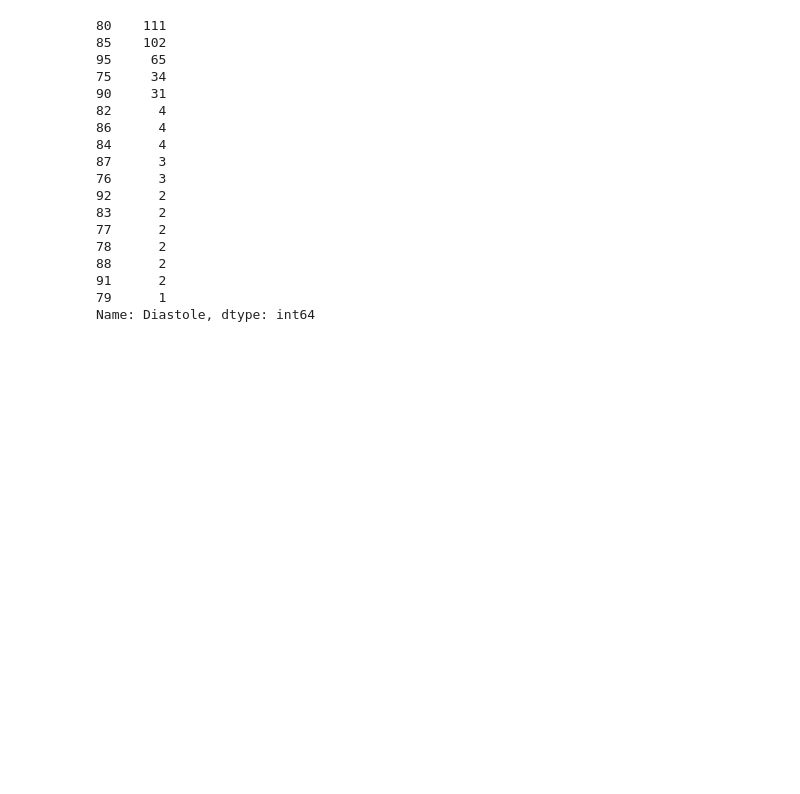
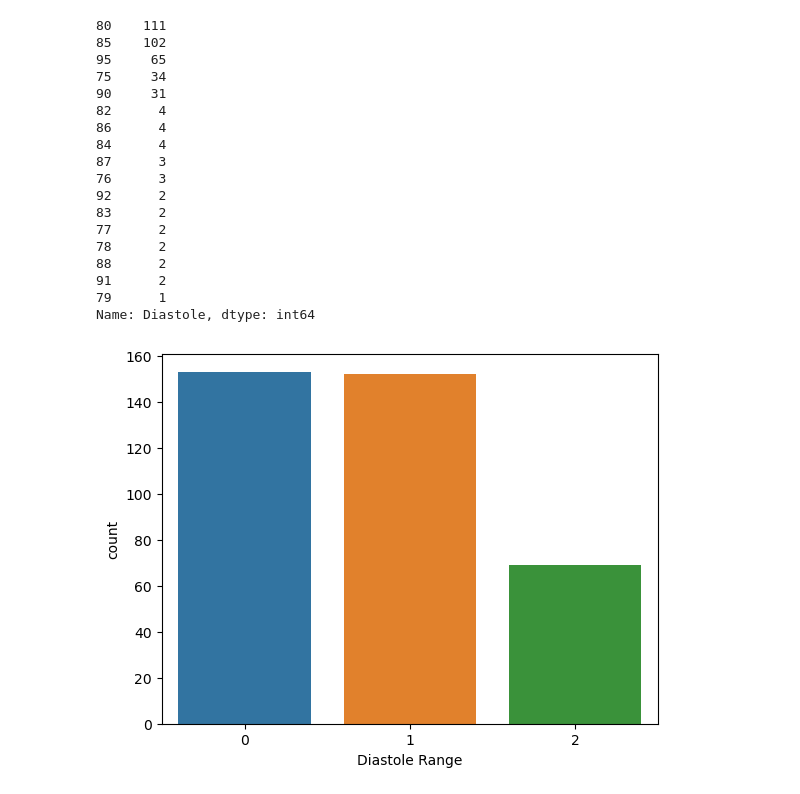
Before and after one commit to debhere/Sleep-Disorder, a Jupyter notebook: Sleep Disorder.ipynb, the cells around one changed output. Cells and saved outputs as stored; diff of their text form; code cells hidden in the pictures; blank space fills up the shorter version.

```diff
--- a/Sleep Disorder.ipynb
+++ b/Sleep Disorder.ipynb
@@ -110,7 +113,7 @@ array(['Engineer', 'Doctor', 'Salesperson', 'Teacher', 'Nurse',
 # %%
 #Now maybe we can create dummies
 
-dum = pd.get_dummies(gen['Occupation'], prefix='Occupation')
+dum = pd.get_dummies(gen['Occupation'], prefix='Occupation', dtype='int')
 merged = pd.concat([gen, dum], axis=1)
 occ = merged.drop('Occupation', axis=1)
 occ.head()
@@ -395,3 +398,10 @@ sleepdata['Diastole'].value_counts()
 91      2
 79      1
 Name: Diastole, dtype: int64
+# %%
+sleepdata['Diastole Range'] = np.where(sleepdata['Diastole']<=80, 0,
+                                      np.where(sleepdata['Diastole']<=90, 1, 2))
+
+sns.countplot(x = 'Diastole Range', data=sleepdata);
+# %% [output]
+[figure, added]
```
Also changed, not shown: parts of 21 cells of this notebook.
